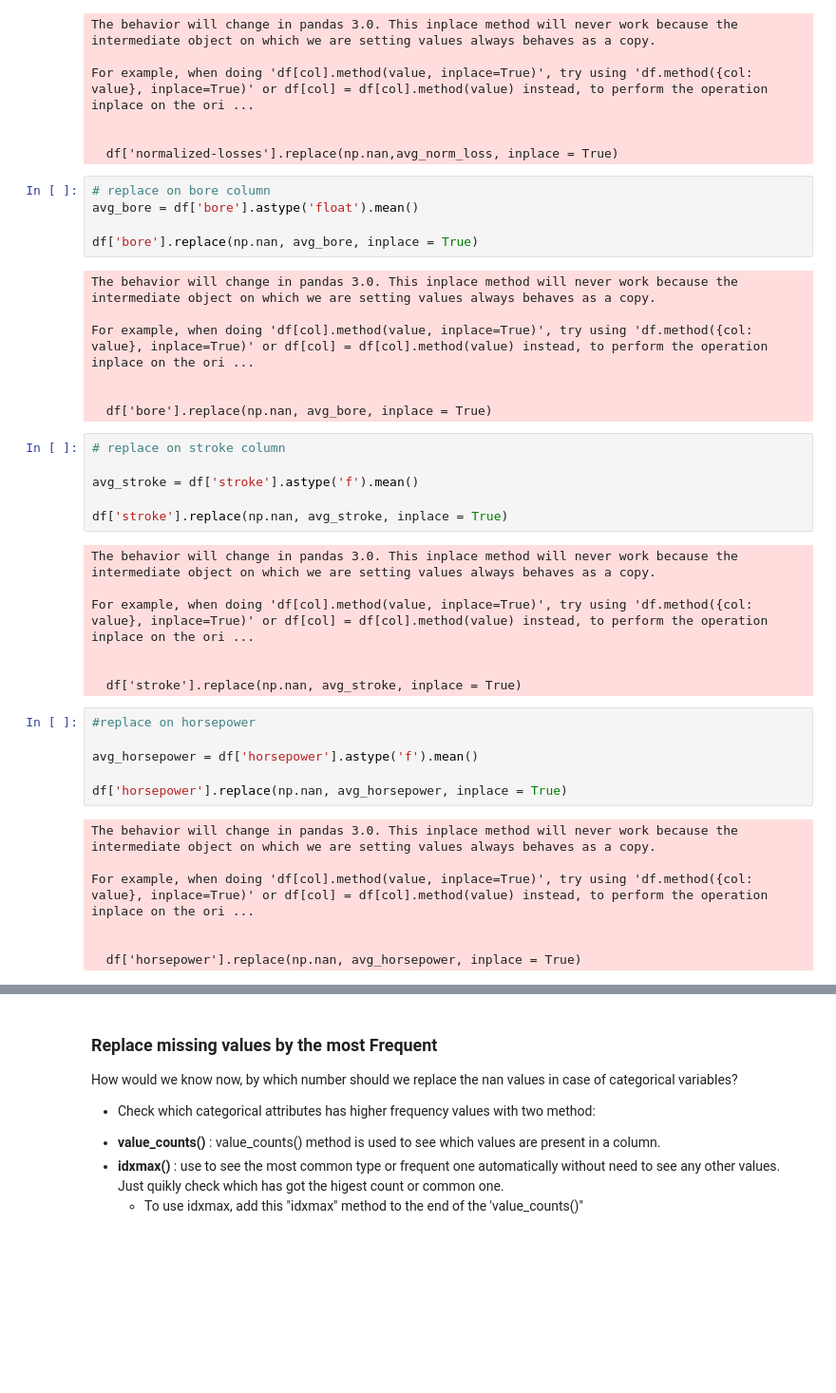
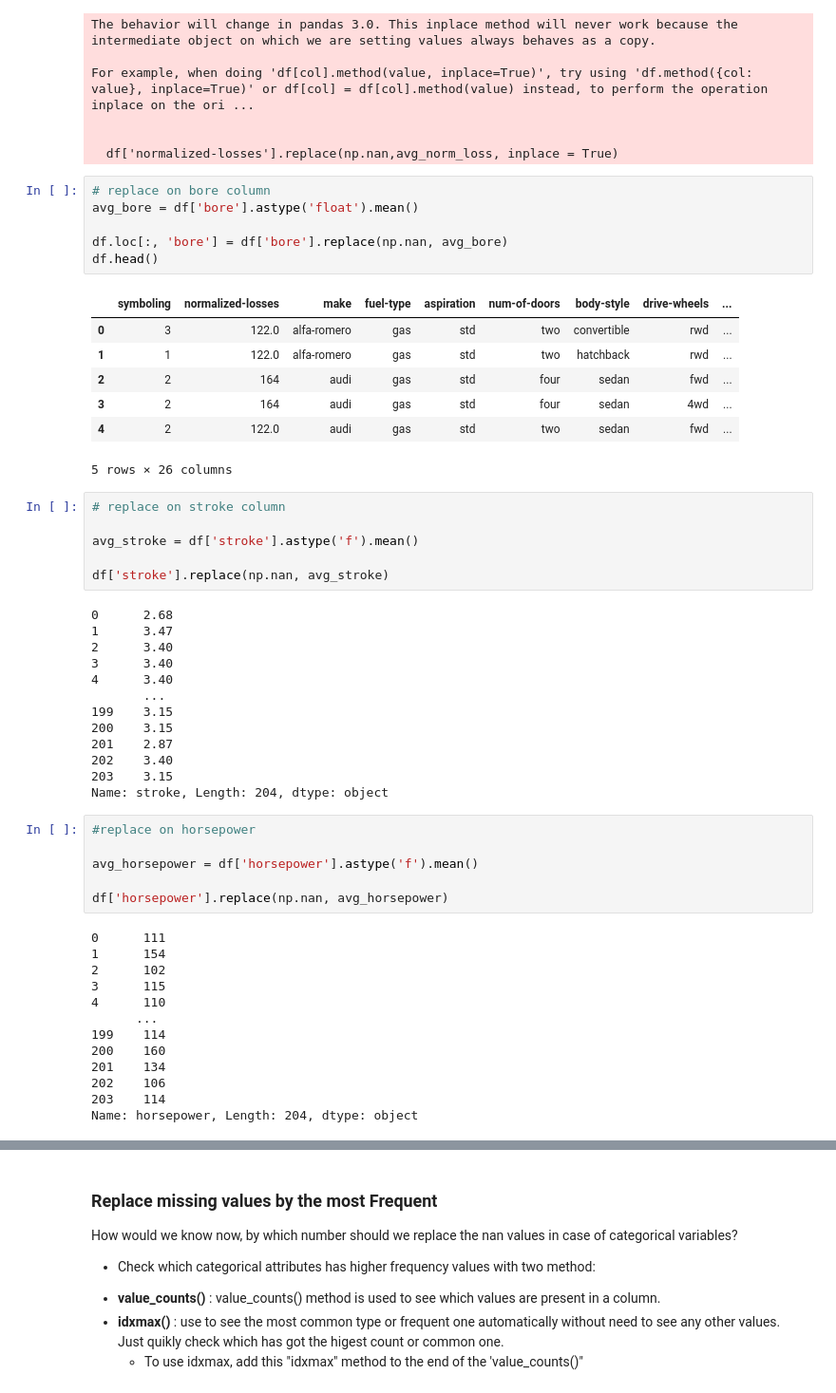
Before and after one commit to ghatanisuresh/DataScience_tutorial, a Jupyter notebook: Data-Wrangling/Automobile-Data-Wrangling-Demo.ipynb, the cells around one changed output, grey strips where cells are left out. Shown at 95% size. Drawn from its saved outputs; the diff is of its cells as text; blank space fills up the shorter version.

```diff
--- a/Data-Wrangling/Automobile-Data-Wrangling-Demo.ipynb
+++ b/Data-Wrangling/Automobile-Data-Wrangling-Demo.ipynb
@@ -256,41 +256,55 @@ For example, when doing 'df[col].method(value, inplace=True)', try using 'df.met
 # %%
 # replace on bore column
 avg_bore = df['bore'].astype('float').mean()
 
-df['bore'].replace(np.nan, avg_bore, inplace = True)
+df.loc[:, 'bore'] = df['bore'].replace(np.nan, avg_bore)
+df.head()
 # %% [output]
+|  | symboling | normalized-losses | make | fuel-type | aspiration | num-of-doors | body-style | drive-wheels | ... |
+| 0 | 3 | 122.0 | alfa-romero | gas | std | two | convertible | rwd | ... |
+| 1 | 1 | 122.0 | alfa-romero | gas | std | two | hatchback | rwd | ... |
+| 2 | 2 | 164 | audi | gas | std | four | sedan | fwd | ... |
+| 3 | 2 | 164 | audi | gas | std | four | sedan | 4wd | ... |
+| 4 | 2 | 122.0 | audi | gas | std | two | sedan | fwd | ... |
-The behavior will change in pandas 3.0. This inplace method will never work because the intermediate object on which we are setting values always behaves as a copy.
-
-For example, when doing 'df[col].method(value, inplace=True)', try using 'df.method({col: value}, inplace=True)' or df[col] = df[col].method(value) instead, to perform the operation inplace on the ori ...
-
-
-  df['bore'].replace(np.nan, avg_bore, inplace = True)
+5 rows × 26 columns
 # %%
 # replace on stroke column
 
 avg_stroke = df['stroke'].astype('f').mean()
 
-df['stroke'].replace(np.nan, avg_stroke, inplace = True)
+df['stroke'].replace(np.nan, avg_stroke)
 # %% [output]
-The behavior will change in pandas 3.0. This inplace method will never work because the intermediate object on which we are setting values always behaves as a copy.
-
-For example, when doing 'df[col].method(value, inplace=True)', try using 'df.method({col: value}, inplace=True)' or df[col] = df[col].method(value) instead, to perform the operation inplace on the ori ...
-
-
-  df['stroke'].replace(np.nan, avg_stroke, inplace = True)
+0      2.68
+1      3.47
+2      3.40
+3      3.40
+4      3.40
+       ...
+199    3.15
+200    3.15
+201    2.87
+202    3.40
+203    3.15
+Name: stroke, Length: 204, dtype: object
 # %%
 #replace on horsepower
 
 avg_horsepower = df['horsepower'].astype('f').mean()
 
-df['horsepower'].replace(np.nan, avg_horsepower, inplace = True)
+df['horsepower'].replace(np.nan, avg_horsepower)
 # %% [output]
-The behavior will change in pandas 3.0. This inplace method will never work because the intermediate object on which we are setting values always behaves as a copy.
-
-For example, when doing 'df[col].method(value, inplace=True)', try using 'df.method({col: value}, inplace=True)' or df[col] = df[col].method(value) instead, to perform the operation inplace on the ori ...
-
-
-  df['horsepower'].replace(np.nan, avg_horsepower, inplace = True)
+0      111
+1      154
+2      102
+3      115
+4      110
+      ...
+199    114
+200    160
+201    134
+202    106
+203    114
+Name: horsepower, Length: 204, dtype: object
 # %%
 # replace on peakrpm
 avg_peakrpm = df['peak-rpm'].astype('f').mean()
```
Also changed, not shown: parts of 4 cells of this notebook.
